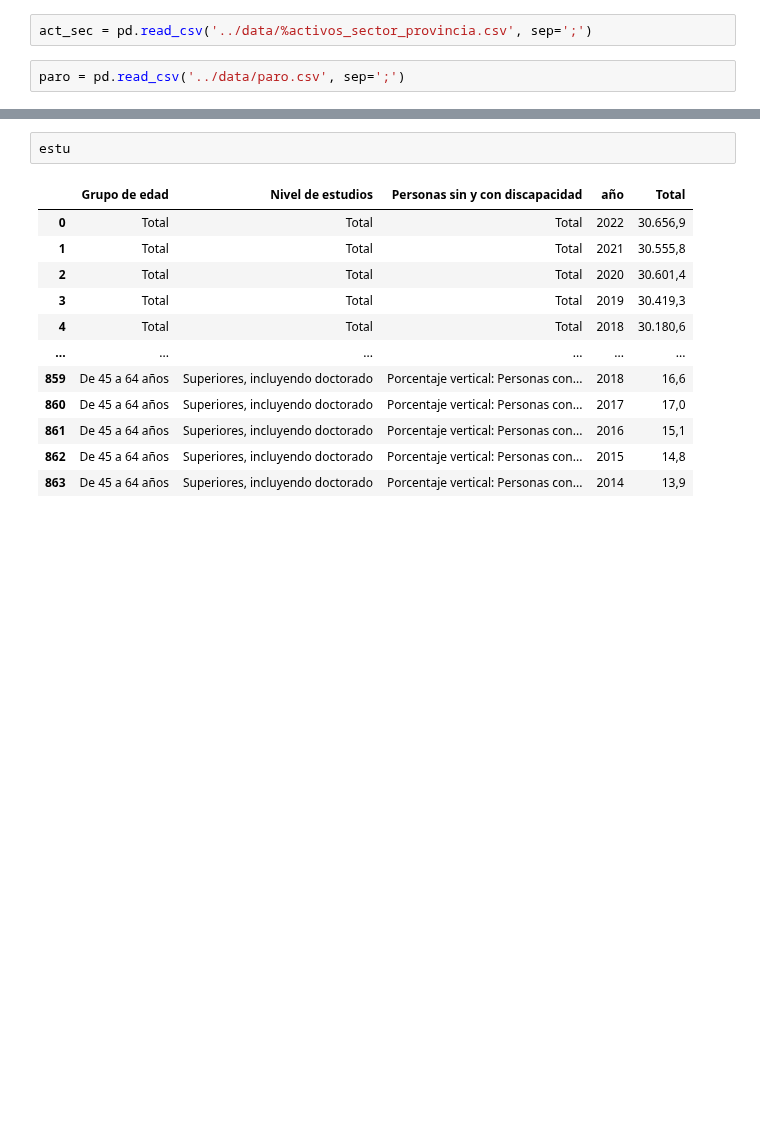
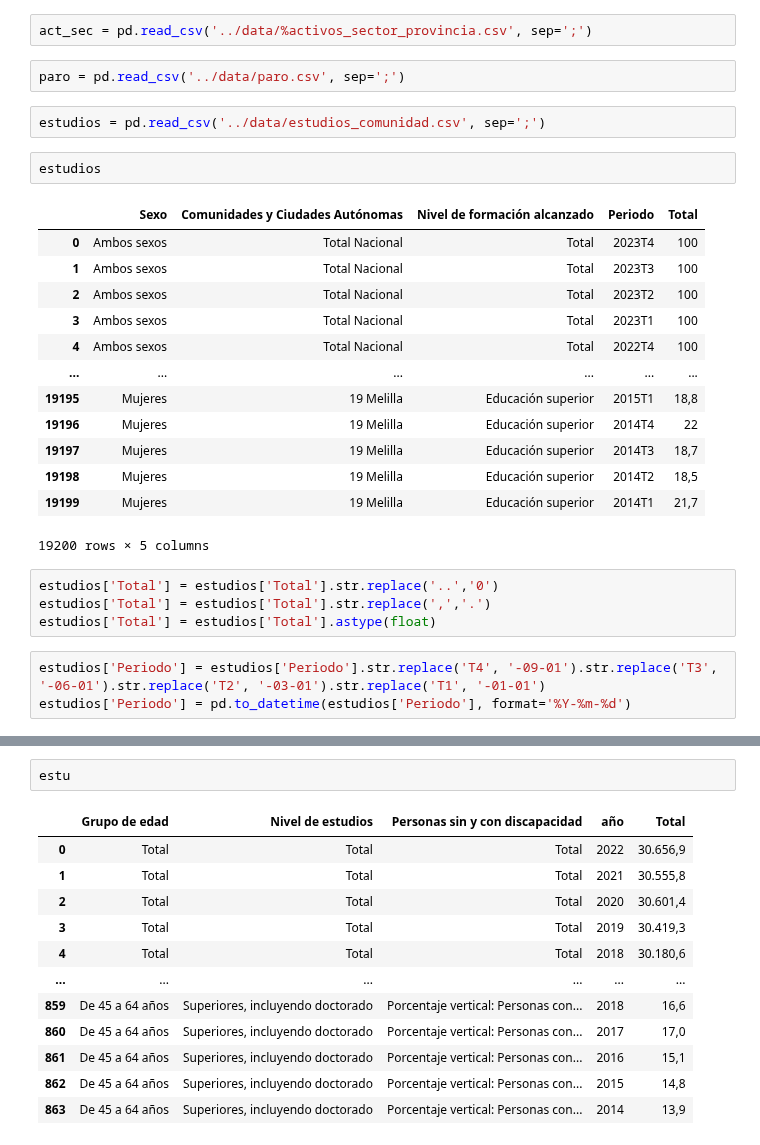
Before and after one commit to Gbau11/Empleo-Espa-a, a Jupyter notebook: code/paro_actividad.ipynb, the cells around one changed output, grey strips where cells are left out. Drawn from its saved outputs; the diff is of its cells as text; blank space fills up the shorter version.

```diff
--- a/code/paro_actividad.ipynb
+++ b/code/paro_actividad.ipynb
@@ -275,3 +275,28 @@ sal_sect = pd.read_csv('../data/ganancia_media_anual_comunidadysector.csv', sep=
 act_sec = pd.read_csv('../data/%activos_sector_provincia.csv', sep=';')
 # %%
 paro = pd.read_csv('../data/paro.csv', sep=';')
+# %%
+estudios = pd.read_csv('../data/estudios_comunidad.csv', sep=';')
+# %%
+estudios
+# %% [output]
+|  | Sexo | Comunidades y Ciudades Autónomas | Nivel de formación alcanzado | Periodo | Total |
+| 0 | Ambos sexos | Total Nacional | Total | 2023T4 | 100 |
+| 1 | Ambos sexos | Total Nacional | Total | 2023T3 | 100 |
+| 2 | Ambos sexos | Total Nacional | Total | 2023T2 | 100 |
+| 3 | Ambos sexos | Total Nacional | Total | 2023T1 | 100 |
+| 4 | Ambos sexos | Total Nacional | Total | 2022T4 | 100 |
+| ... | ... | ... | ... | ... | ... |
+| 19195 | Mujeres | 19 Melilla | Educación superior | 2015T1 | 18,8 |
+| 19196 | Mujeres | 19 Melilla | Educación superior | 2014T4 | 22 |
+| 19197 | Mujeres | 19 Melilla | Educación superior | 2014T3 | 18,7 |
+| 19198 | Mujeres | 19 Melilla | Educación superior | 2014T2 | 18,5 |
+| 19199 | Mujeres | 19 Melilla | Educación superior | 2014T1 | 21,7 |
+19200 rows × 5 columns
+# %%
+estudios['Total'] = estudios['Total'].str.replace('..','0')
+estudios['Total'] = estudios['Total'].str.replace(',','.')
+estudios['Total'] = estudios['Total'].astype(float)
+# %%
+estudios['Periodo'] = estudios['Periodo'].str.replace('T4', '-09-01').str.replace('T3', '-06-01').str.replace('T2', '-03-01').str.replace('T1', '-01-01')
+estudios['Periodo'] = pd.to_datetime(estudios['Periodo'], format='%Y-%m-%d')
```
Also changed, not shown: parts of 9 cells of this notebook.
